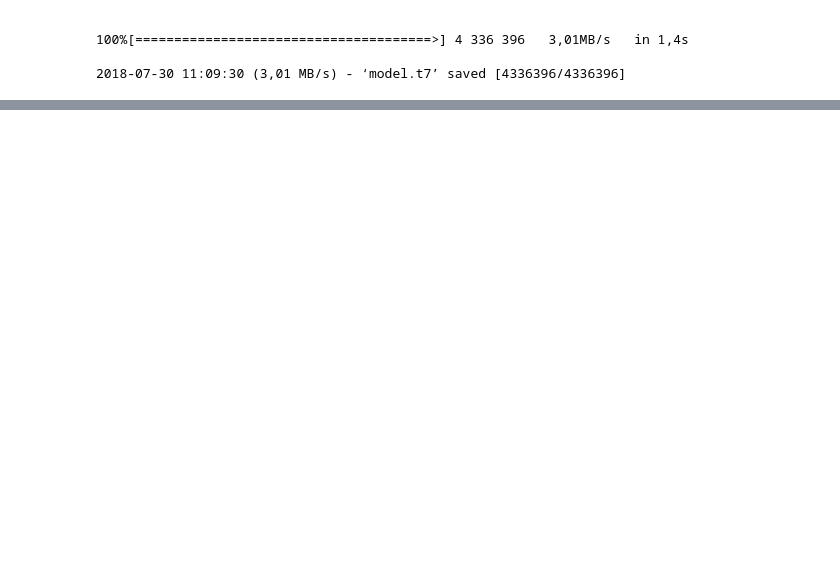
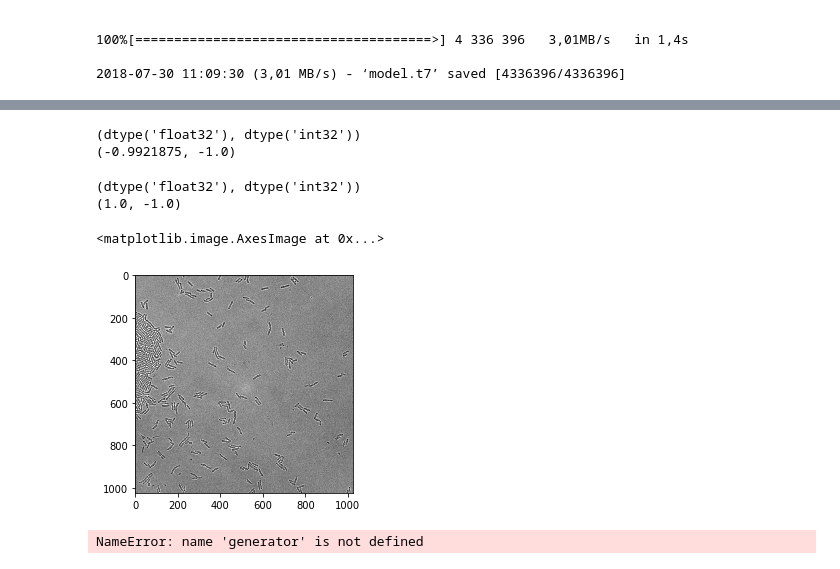
Before and after one commit to kulikovv/DeepColoring, a Jupyter notebook: ecoli/ecoli.ipynb, the cells around one changed output, grey strips where cells are left out. Saved outputs shown, nothing was run; the diff lists cells and outputs as text; code cells hidden in the pictures; blank space fills up the shorter version.

```diff
--- a/ecoli/ecoli.ipynb
+++ b/ecoli/ecoli.ipynb
@@ -57,0 +63,43 @@ dc.visualize(xo,p_numpy,40,draw_text=False)
+# %%
+basepath = "/media/hpc-4_Raid/vkulikov/Microscopy/Ecoli/ecoli_plus"
+
+rgb = sorted([join(basepath, f) for f in listdir(basepath) if f.endswith('_rgb.png')])
+labels = sorted([join(basepath, f) for f in listdir(basepath) if f.endswith('_label.png')])
+# Check the names are paired correctly
+assert np.array([img[:-7] == lbl[:-9] for img, lbl in zip(rgb, labels)]).all() == True
+
+np.random.seed(1203412412)
+indexes = np.random.permutation(len(rgb))
+perm_rgb = np.array(rgb)[indexes].tolist()
+perm_labels = np.array(labels)[indexes].tolist()
+
+train_data = dc.Reader(perm_rgb[:-10], perm_labels[:-10], 1)
+valid_data = dc.Reader(perm_rgb[-10:], perm_labels[-10:], 1)
+# %%
+print(x.dtype, y.dtype)
+print(x.max(),x.min())
+transforms = [dc.clip_patch((256, 256)),
+                  dc.flip_horizontally(),
+                  dc.flip_vertically(),
+                  dc.rotate90(),
+                  dc.rgb2gray(),
+                  dc.normalize(0.5, 0.5)]
+
+generator = train_data.create_batch_generator(40, transforms=transforms)
+mask_builder = dc.build_halo_mask(fixed_depth=100,margin=35,min_fragment=10)
+# %% [output]
+(dtype('float32'), dtype('int32'))
+(-0.9921875, -1.0)
+# %%
+x,y = generator()
+print(x.dtype, y.dtype)
+print(x.max(),x.min())
+# %% [output]
+(dtype('float32'), dtype('int32'))
+(1.0, -1.0)
+# %%
+x,y = train_data[0]
+plt.imshow(x)
+# %% [output]
+<matplotlib.image.AxesImage at 0x...>
+[figure, added]
@@ -57,0 +123,5 @@ dc.visualize(xo,p_numpy,40,draw_text=False)
+# %%
+a,b = generator()
+l,w,o = mask_builder(b)
+# %% [output]
+NameError: name 'generator' is not defined
```
Also changed, not shown: parts of 6 cells of this notebook, 6 other files.
